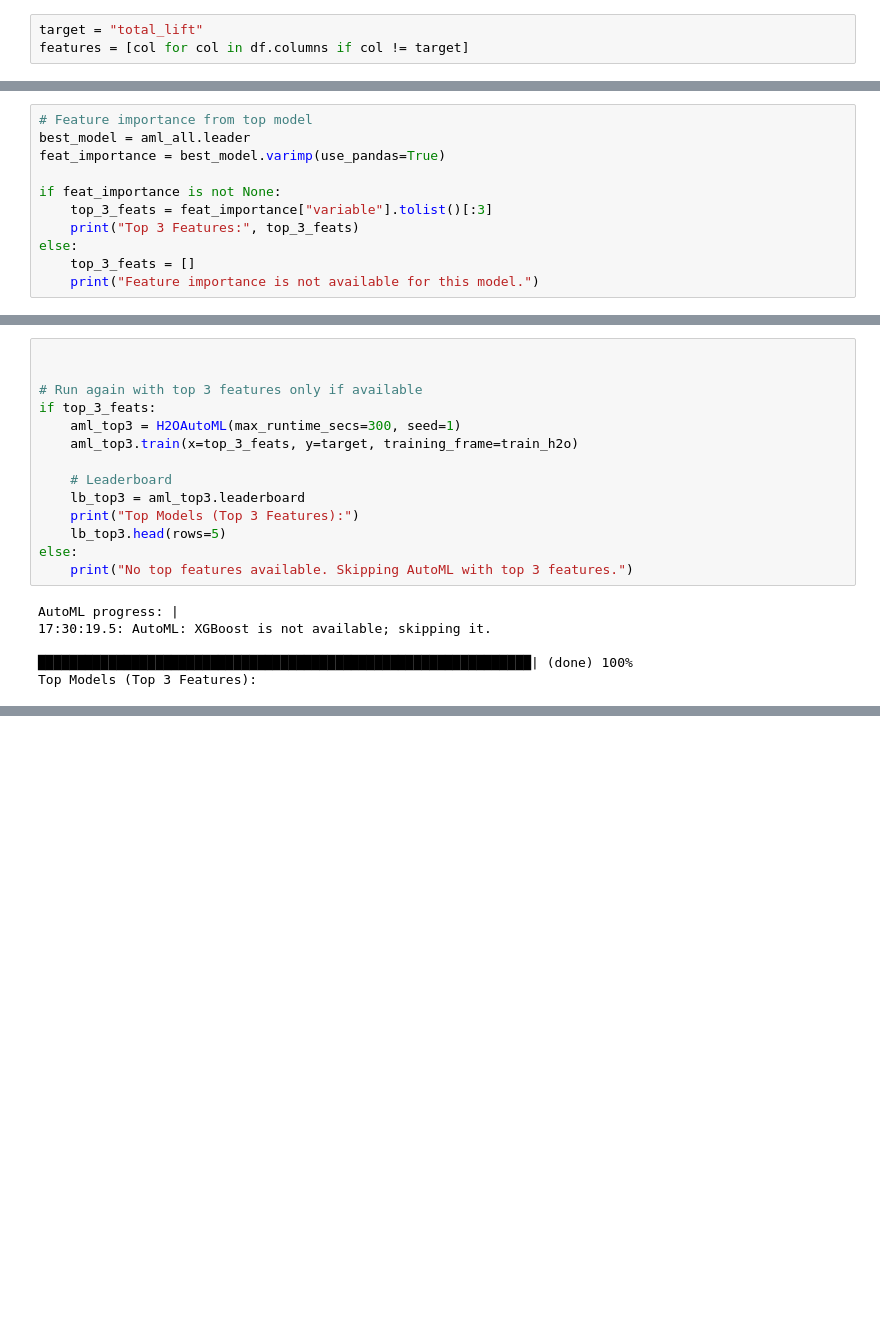
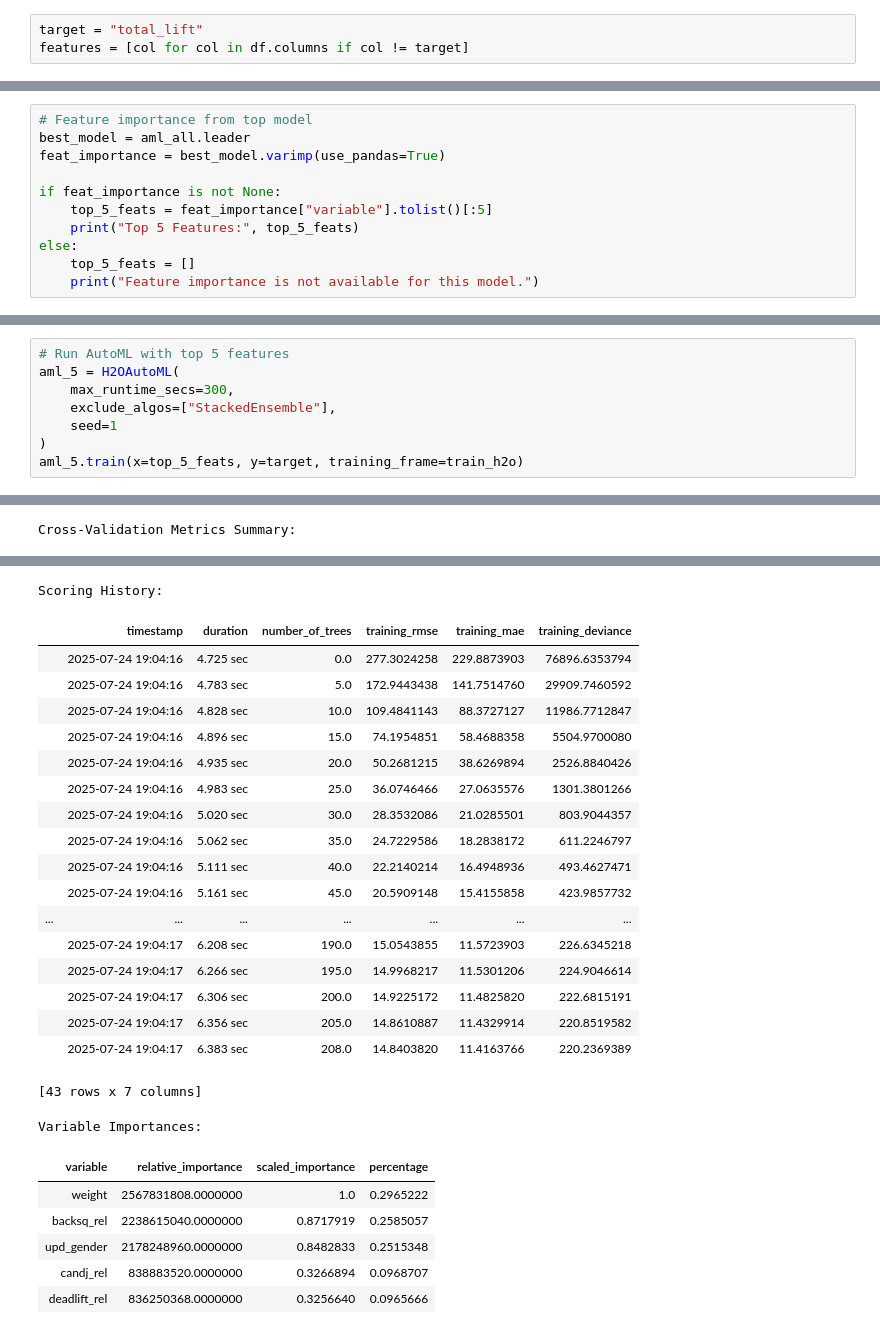
Before and after one commit to johnmelel/MLOps, a Jupyter notebook: Week 5 - Assignment 3/JM_Assignment_3_H2O.ipynb, the cells around one changed output, grey strips where cells are left out. Drawn from its saved outputs; the diff is of its cells as text; blank space fills up the shorter version.

```diff
--- a/Week 5 - Assignment 3/JM_Assignment_3_H2O.ipynb
+++ b/Week 5 - Assignment 3/JM_Assignment_3_H2O.ipynb
@@ -163,9 +136,9 @@ best_model = aml_all.leader
 feat_importance = best_model.varimp(use_pandas=True)
 
 if feat_importance is not None:
-	top_3_feats = feat_importance["variable"].tolist()[:3]
-	print("Top 3 Features:", top_3_feats)
+	top_5_feats = feat_importance["variable"].tolist()[:5]
+	print("Top 5 Features:", top_5_feats)
 else:
-	top_3_feats = []
+	top_5_feats = []
 	print("Feature importance is not available for this model.")
 # %% [output]
@@ -173,20 +146,9 @@ Top 3 Features: ['upd_gender', 'weight', 'age']
-# %%
-
-
-# Run again with top 3 features only if available
-if top_3_feats:
-	aml_top3 = H2OAutoML(max_runtime_secs=300, seed=1)
-	aml_top3.train(x=top_3_feats, y=target, training_frame=train_h2o)
-
-	# Leaderboard
-	lb_top3 = aml_top3.leaderboard
-	print("Top Models (Top 3 Features):")
-	lb_top3.head(rows=5)
-else:
-	print("No top features available. Skipping AutoML with top 3 features.")
-# %% [output]
-AutoML progress: |
-17:30:19.5: AutoML: XGBoost is not available; skipping it.
-
-███████████████████████████████████████████████████████████████| (done) 100%
-Top Models (Top 3 Features):
+# %%
+# Run AutoML with top 5 features
+aml_5 = H2OAutoML(
+    max_runtime_secs=300,
+    exclude_algos=["StackedEnsemble"],
+    seed=1
+)
+aml_5.train(x=top_5_feats, y=target, training_frame=train_h2o)
+# %% [output]
@@ -192,0 +165 @@ Top Models (Top 3 Features):
+Cross-Validation Metrics Summary:
@@ -192,0 +176,26 @@ Top Models (Top 3 Features):
+Scoring History:
+|  | timestamp | duration | number_of_trees | training_rmse | training_mae | training_deviance |
+|  | 2025-07-24 19:04:16 | 4.725 sec | 0.0 | 277.3024258 | 229.8873903 | 76896.6353794 |
+|  | 2025-07-24 19:04:16 | 4.783 sec | 5.0 | 172.9443438 | 141.7514760 | 29909.7460592 |
+|  | 2025-07-24 19:04:16 | 4.828 sec | 10.0 | 109.4841143 | 88.3727127 | 11986.7712847 |
+|  | 2025-07-24 19:04:16 | 4.896 sec | 15.0 | 74.1954851 | 58.4688358 | 5504.9700080 |
+|  | 2025-07-24 19:04:16 | 4.935 sec | 20.0 | 50.2681215 | 38.6269894 | 2526.8840426 |
+|  | 2025-07-24 19:04:16 | 4.983 sec | 25.0 | 36.0746466 | 27.0635576 | 1301.3801266 |
+|  | 2025-07-24 19:04:16 | 5.020 sec | 30.0 | 28.3532086 | 21.0285501 | 803.9044357 |
+|  | 2025-07-24 19:04:16 | 5.062 sec | 35.0 | 24.7229586 | 18.2838172 | 611.2246797 |
+|  | 2025-07-24 19:04:16 | 5.111 sec | 40.0 | 22.2140214 | 16.4948936 | 493.4627471 |
+|  | 2025-07-24 19:04:16 | 5.161 sec | 45.0 | 20.5909148 | 15.4155858 | 423.9857732 |
+| ... | ... | ... | ... | ... | ... | ... |
+|  | 2025-07-24 19:04:17 | 6.208 sec | 190.0 | 15.0543855 | 11.5723903 | 226.6345218 |
+|  | 2025-07-24 19:04:17 | 6.266 sec | 195.0 | 14.9968217 | 11.5301206 | 224.9046614 |
+|  | 2025-07-24 19:04:17 | 6.306 sec | 200.0 | 14.9225172 | 11.4825820 | 222.6815191 |
+|  | 2025-07-24 19:04:17 | 6.356 sec | 205.0 | 14.8610887 | 11.4329914 | 220.8519582 |
+|  | 2025-07-24 19:04:17 | 6.383 sec | 208.0 | 14.8403820 | 11.4163766 | 220.2369389 |
+[43 rows x 7 columns]
+Variable Importances:
+| variable | relative_importance | scaled_importance | percentage |
+| weight | 2567831808.0000000 | 1.0 | 0.2965222 |
+| backsq_rel | 2238615040.0000000 | 0.8717919 | 0.2585057 |
+| upd_gender | 2178248960.0000000 | 0.8482833 | 0.2515348 |
+| candj_rel | 838883520.0000000 | 0.3266894 | 0.0968707 |
+| deadlift_rel | 836250368.0000000 | 0.3256640 | 0.0965666 |
```
Also changed, not shown: parts of 11 cells of this notebook, 3 other files.
